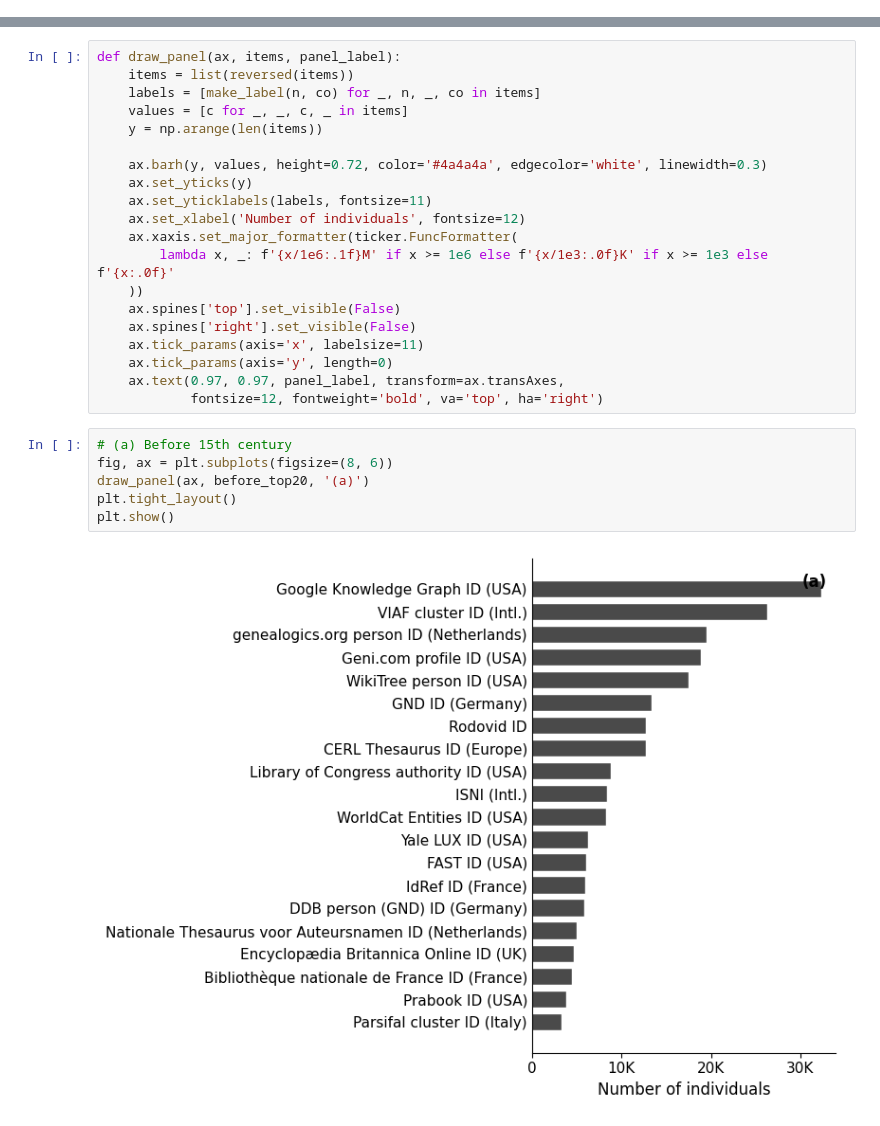
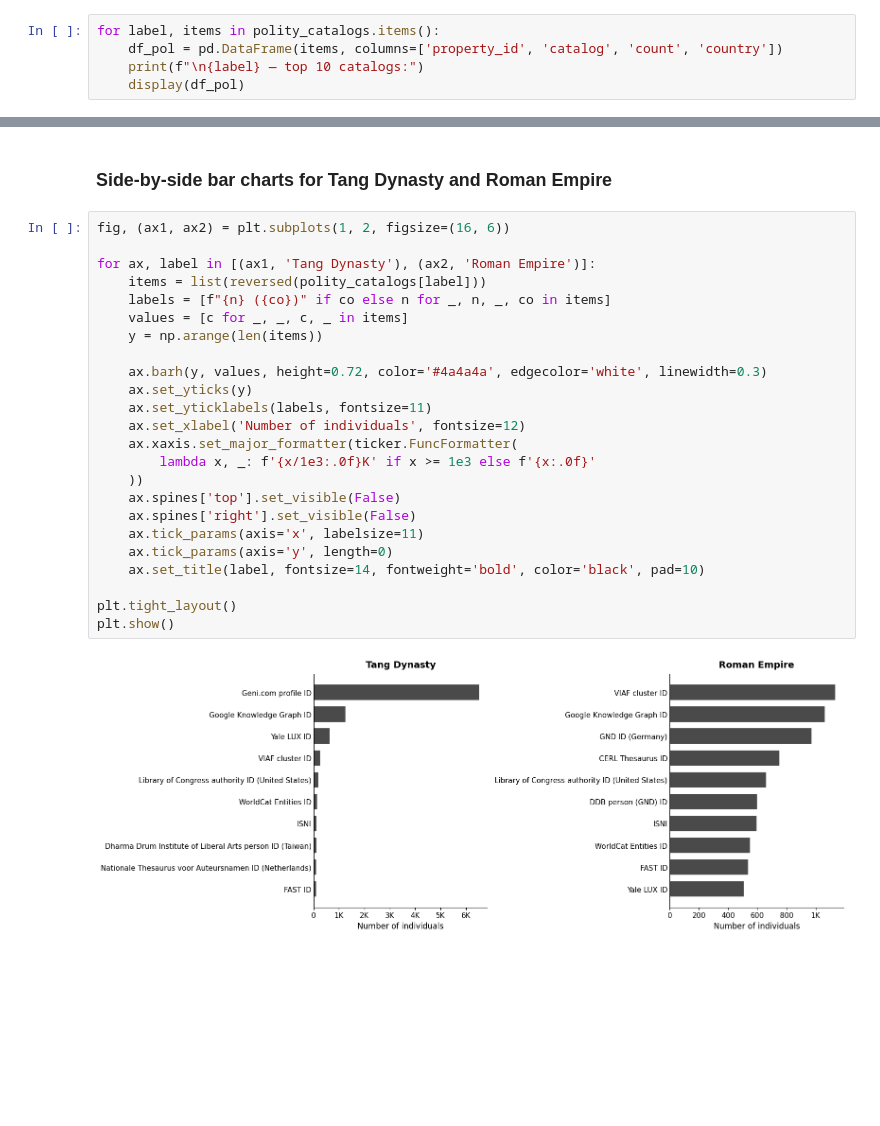
Before and after one commit to charlesdedampierre/cultura_database, a Jupyter notebook: paper/fig_catalogs.ipynb, the cells around one changed output, grey strips where cells are left out. Saved outputs shown, nothing was run; the diff lists cells and outputs as text; blank space fills up the shorter version.

Commit message:
final graphs

```diff
--- a/paper/fig_catalogs.ipynb
+++ b/paper/fig_catalogs.ipynb
@@ -104,0 +41,5 @@ Western: 20, Non-Western: 20
+# %%
+for label, items in polity_catalogs.items():
+    df_pol = pd.DataFrame(items, columns=['property_id', 'catalog', 'count', 'country'])
+    print(f"\n{label} — top 10 catalogs:")
+    display(df_pol)
@@ -105,28 +71,28 @@ Western: 20, Non-Western: 20
+# %% [markdown]
+### Side-by-side bar charts for Tang Dynasty and Roman Empire
 # %%
-def draw_panel(ax, items, panel_label):
-    items = list(reversed(items))
-    labels = [make_label(n, co) for _, n, _, co in items]
+fig, (ax1, ax2) = plt.subplots(1, 2, figsize=(16, 6))
+
+for ax, label in [(ax1, 'Tang Dynasty'), (ax2, 'Roman Empire')]:
+    items = list(reversed(polity_catalogs[label]))
+    labels = [f"{n} ({co})" if co else n for _, n, _, co in items]
     values = [c for _, _, c, _ in items]
     y = np.arange(len(items))
 
     ax.barh(y, values, height=0.72, color='#4a4a4a', edgecolor='white', linewidth=0.3)
     ax.set_yticks(y)
     ax.set_yticklabels(labels, fontsize=11)
     ax.set_xlabel('Number of individuals', fontsize=12)
     ax.xaxis.set_major_formatter(ticker.FuncFormatter(
-        lambda x, _: f'{x/1e6:.1f}M' if x >= 1e6 else f'{x/1e3:.0f}K' if x >= 1e3 else f'{x:.0f}'
+        lambda x, _: f'{x/1e3:.0f}K' if x >= 1e3 else f'{x:.0f}'
     ))
     ax.spines['top'].set_visible(False)
     ax.spines['right'].set_visible(False)
     ax.tick_params(axis='x', labelsize=11)
     ax.tick_params(axis='y', length=0)
-    ax.text(0.97, 0.97, panel_label, transform=ax.transAxes,
-            fontsize=12, fontweight='bold', va='top', ha='right')
+    ax.set_title(label, fontsize=14, fontweight='bold', color='black', pad=10)
+
+plt.tight_layout()
+plt.show()
+# %% [output]
+[figure, added]
-# %%
-# (a) Before 15th century
-fig, ax = plt.subplots(figsize=(8, 6))
-draw_panel(ax, before_top20, '(a)')
-plt.tight_layout()
-plt.show()
-# %% [output]
-[figure, removed]
```
Also changed, not shown: parts of 12 cells of this notebook, 18 other files.
